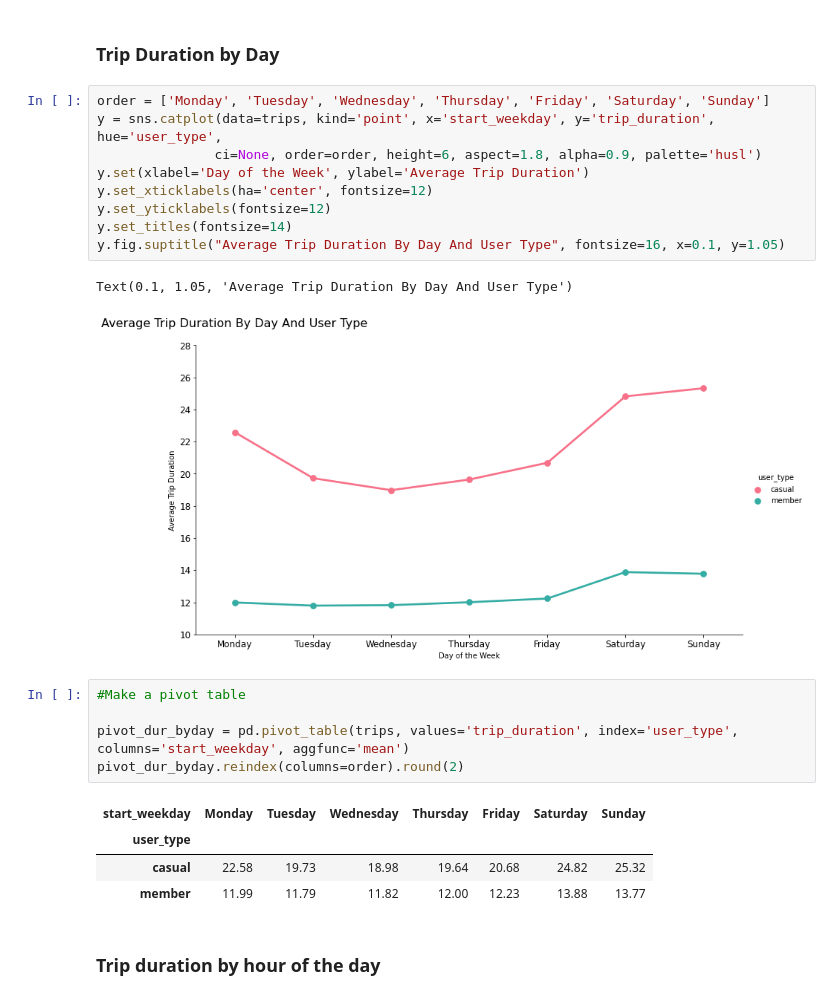
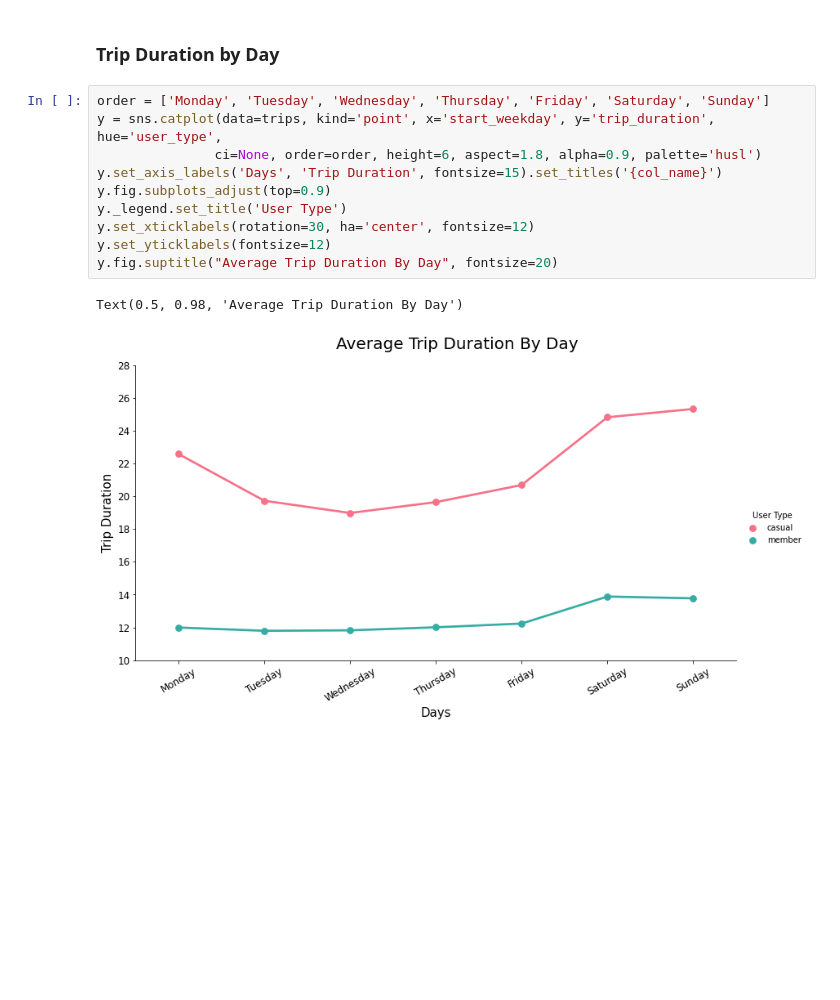
Before and after one commit to FedeDipa91/pbix, a Jupyter notebook: BikeSharing/BikeSharing_cd_analysis.ipynb, the cells around one changed output. Saved outputs shown, nothing was run; the diff lists cells and outputs as text; blank space fills up the shorter version.

```diff
--- a/BikeSharing/BikeSharing_cd_analysis.ipynb
+++ b/BikeSharing/BikeSharing_cd_analysis.ipynb
@@ -277,24 +284,13 @@ pivot_dur_bymonth.reindex(columns=month_order).round(2)
 # %%
 order = ['Monday', 'Tuesday', 'Wednesday', 'Thursday', 'Friday', 'Saturday', 'Sunday']
 y = sns.catplot(data=trips, kind='point', x='start_weekday', y='trip_duration', hue='user_type',
                ci=None, order=order, height=6, aspect=1.8, alpha=0.9, palette='husl')
-y.set(xlabel='Day of the Week', ylabel='Average Trip Duration')
-y.set_xticklabels(ha='center', fontsize=12)
+y.set_axis_labels('Days', 'Trip Duration', fontsize=15).set_titles('{col_name}')
+y.fig.subplots_adjust(top=0.9)
+y._legend.set_title('User Type')
+y.set_xticklabels(rotation=30, ha='center', fontsize=12)
 y.set_yticklabels(fontsize=12)
-y.set_titles(fontsize=14)
-y.fig.suptitle("Average Trip Duration By Day And User Type", fontsize=16, x=0.1, y=1.05)
+y.fig.suptitle("Average Trip Duration By Day", fontsize=20)
 # %% [output]
-Text(0.1, 1.05, 'Average Trip Duration By Day And User Type')
+Text(0.5, 0.98, 'Average Trip Duration By Day')
-[figure, old version]
+[figure, new version]
-# %%
-#Make a pivot table
-
-pivot_dur_byday = pd.pivot_table(trips, values='trip_duration', index='user_type', columns='start_weekday', aggfunc='mean')
-pivot_dur_byday.reindex(columns=order).round(2)
-# %% [output]
-| start_weekday | Monday | Tuesday | Wednesday | Thursday | Friday | Saturday | Sunday |
-| user_type |  |  |  |  |  |  |  |
-| casual | 22.58 | 19.73 | 18.98 | 19.64 | 20.68 | 24.82 | 25.32 |
-| member | 11.99 | 11.79 | 11.82 | 12.00 | 12.23 | 13.88 | 13.77 |
-# %% [markdown]
-### Trip duration by hour of the day
```
Also changed, not shown: parts of 36 cells of this notebook.
